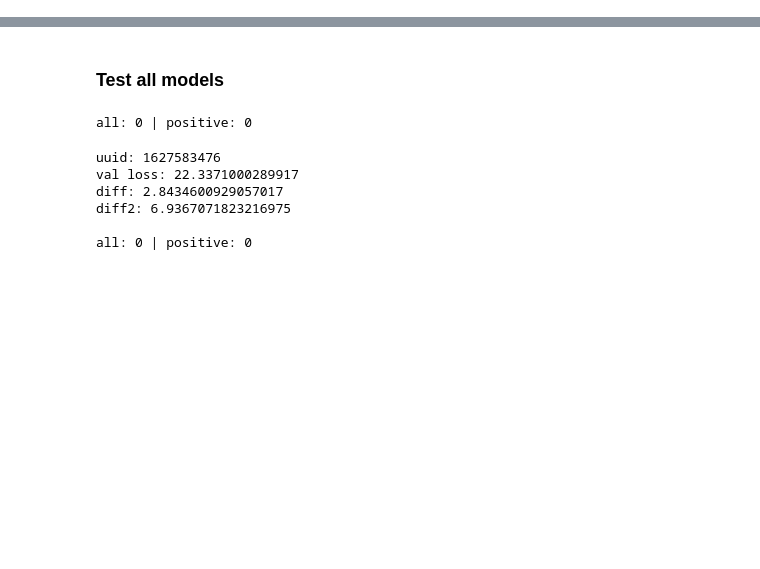
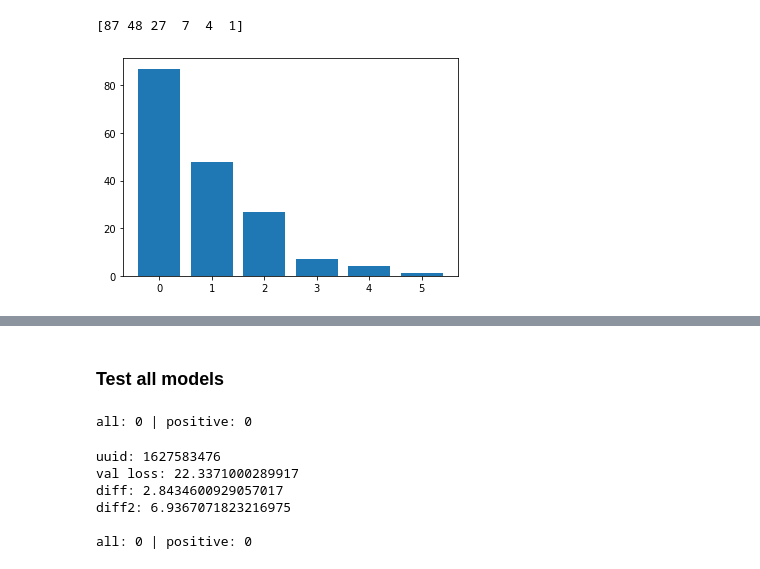
Before and after one commit to yermandy/vehicle-audio-nn, a Jupyter notebook: inference_regression.ipynb, the cells around one changed output, grey strips where cells are left out. Saved outputs shown, nothing was run; the diff lists cells and outputs as text; code cells hidden in the pictures; blank space fills up the shorter version.

```diff
--- a/inference_regression.ipynb
+++ b/inference_regression.ipynb
@@ -218,0 +126,5 @@ np.abs(cumsum - cumstep).mean()
+# %%
+plot_events_density(loader)
+# %% [output]
+[87 48 27  7  4  1]
+[figure, added]
```
Also changed, not shown: parts of 26 cells of this notebook.
